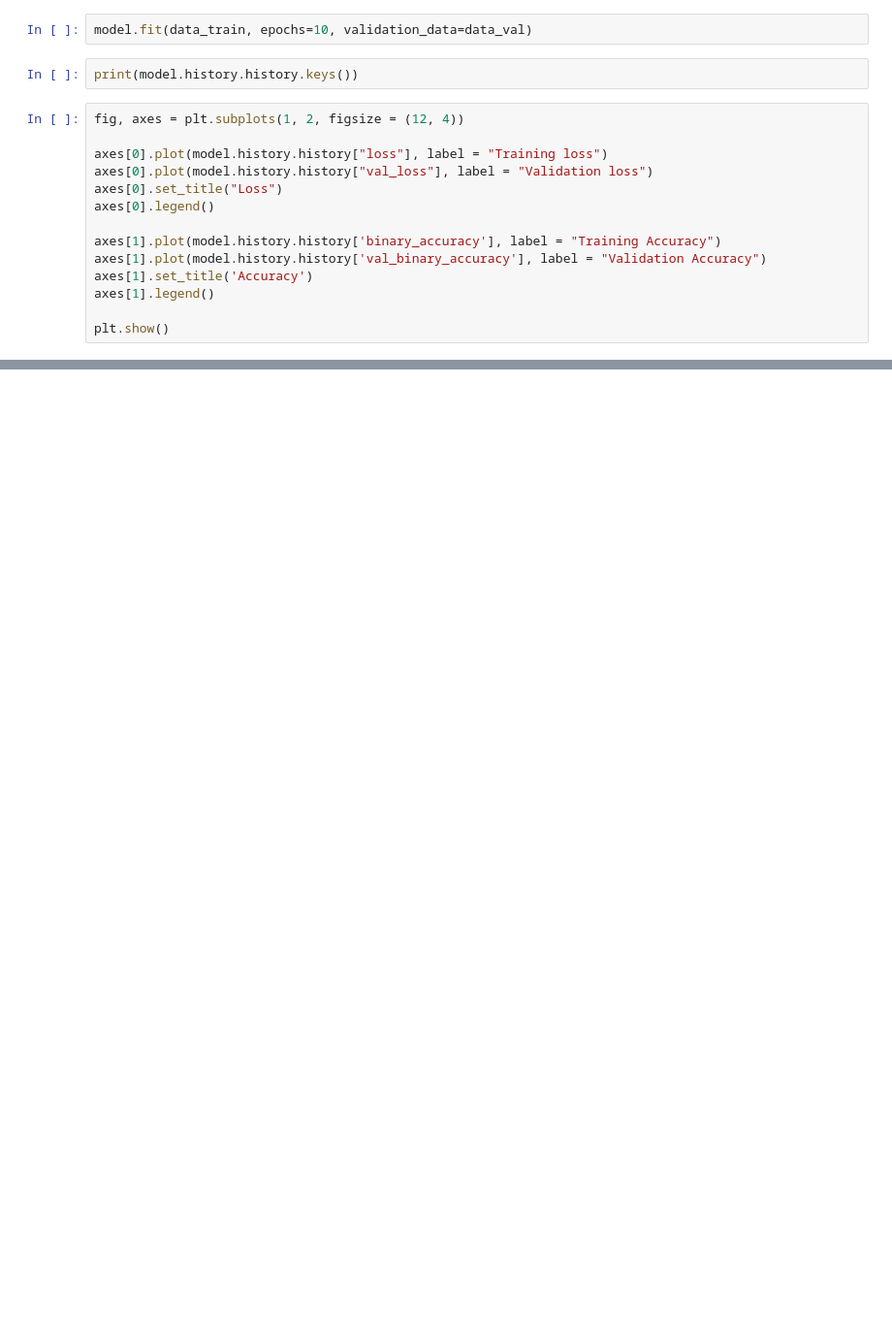
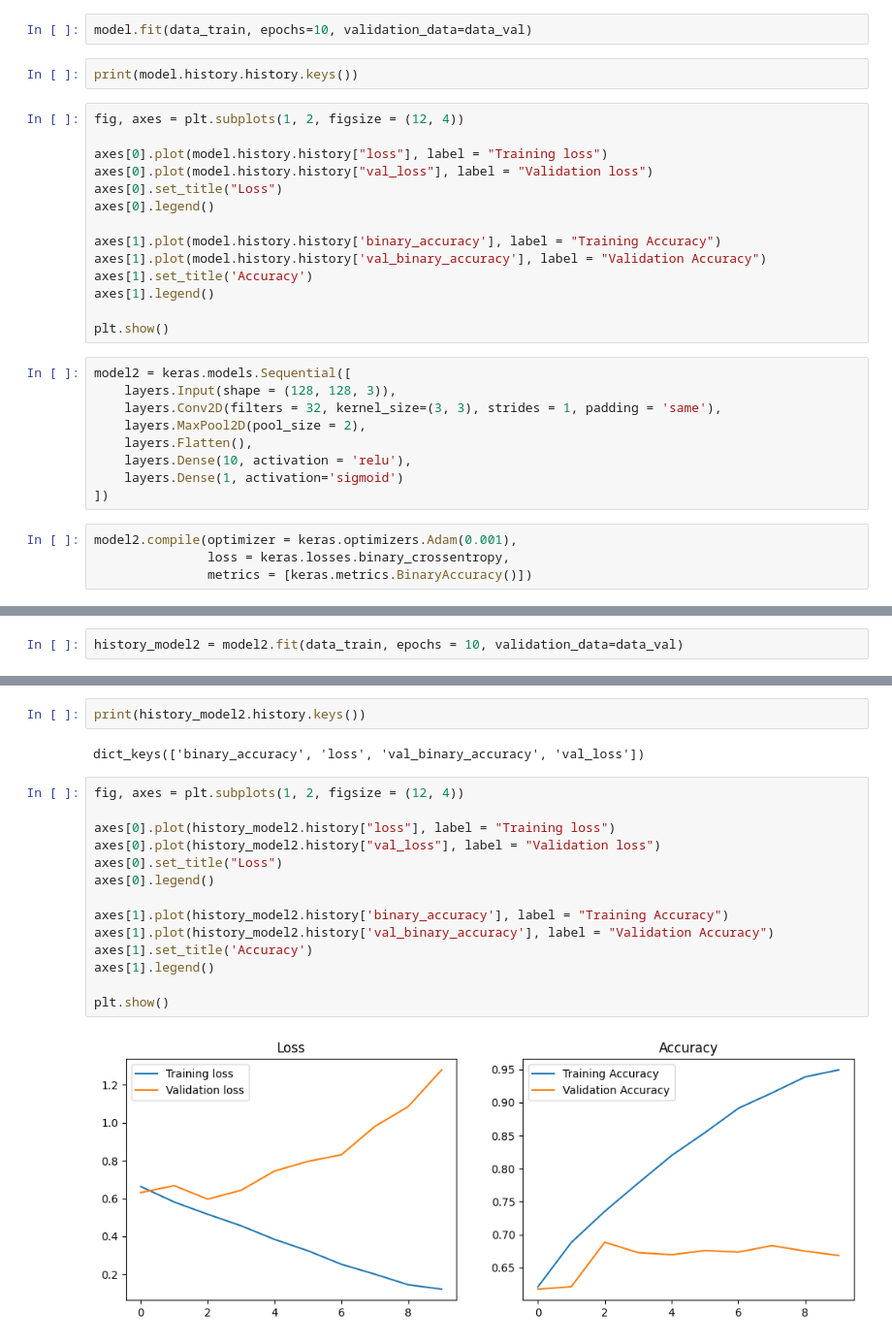
Before and after one commit to S84v/cats-vs-dogs, a Jupyter notebook: notebook.ipynb, the cells around one changed output, grey strips where cells are left out. Shown at 97% size. Drawn from its saved outputs; the diff is of its cells as text; blank space fills up the shorter version.

Commit message:
Created better models for comparison

```diff
--- a/notebook.ipynb
+++ b/notebook.ipynb
@@ -72,3 +89,16 @@ axes[1].set_title('Accuracy')
 axes[1].legend()
 
 plt.show()
+# %%
+model2 = keras.models.Sequential([
+    layers.Input(shape = (128, 128, 3)),
+    layers.Conv2D(filters = 32, kernel_size=(3, 3), strides = 1, padding = 'same'),
+    layers.MaxPool2D(pool_size = 2),
+    layers.Flatten(),
+    layers.Dense(10, activation = 'relu'),
+    layers.Dense(1, activation='sigmoid')
+])
+# %%
+model2.compile(optimizer = keras.optimizers.Adam(0.001),
+               loss = keras.losses.binary_crossentropy,
+               metrics = [keras.metrics.BinaryAccuracy()])
@@ -74,0 +125,2 @@ plt.show()
+# %%
+history_model2 = model2.fit(data_train, epochs = 10, validation_data=data_val)
@@ -74,0 +148,20 @@ plt.show()
+# %%
+print(history_model2.history.keys())
+# %% [output]
+dict_keys(['binary_accuracy', 'loss', 'val_binary_accuracy', 'val_loss'])
+# %%
+fig, axes = plt.subplots(1, 2, figsize = (12, 4))
+
+axes[0].plot(history_model2.history["loss"], label = "Training loss")
+axes[0].plot(history_model2.history["val_loss"], label = "Validation loss")
+axes[0].set_title("Loss")
+axes[0].legend()
+
+axes[1].plot(history_model2.history['binary_accuracy'], label = "Training Accuracy")
+axes[1].plot(history_model2.history['val_binary_accuracy'], label = "Validation Accuracy")
+axes[1].set_title('Accuracy')
+axes[1].legend()
+
+plt.show()
+# %% [output]
+[figure, added]
```
Also changed, not shown: parts of 8 cells of this notebook.
